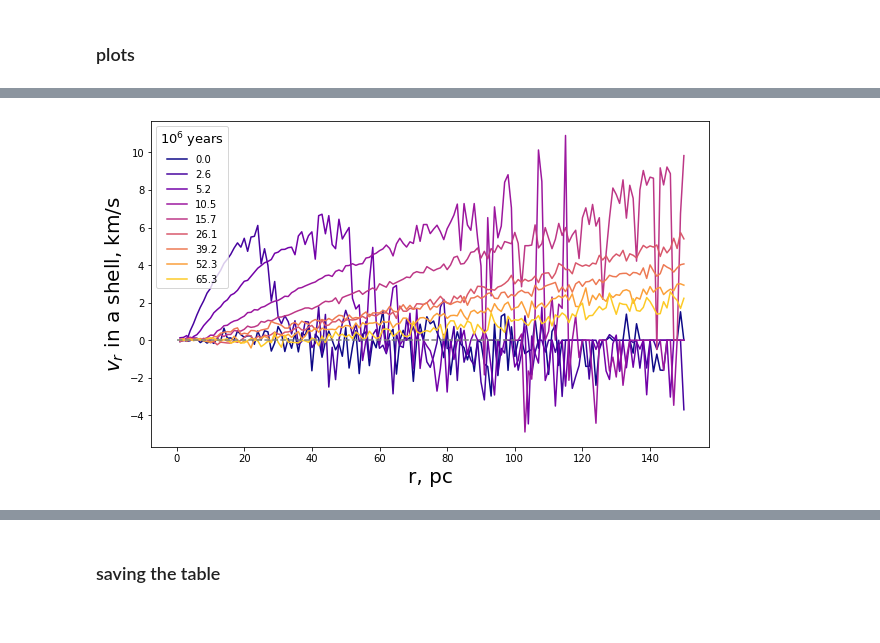
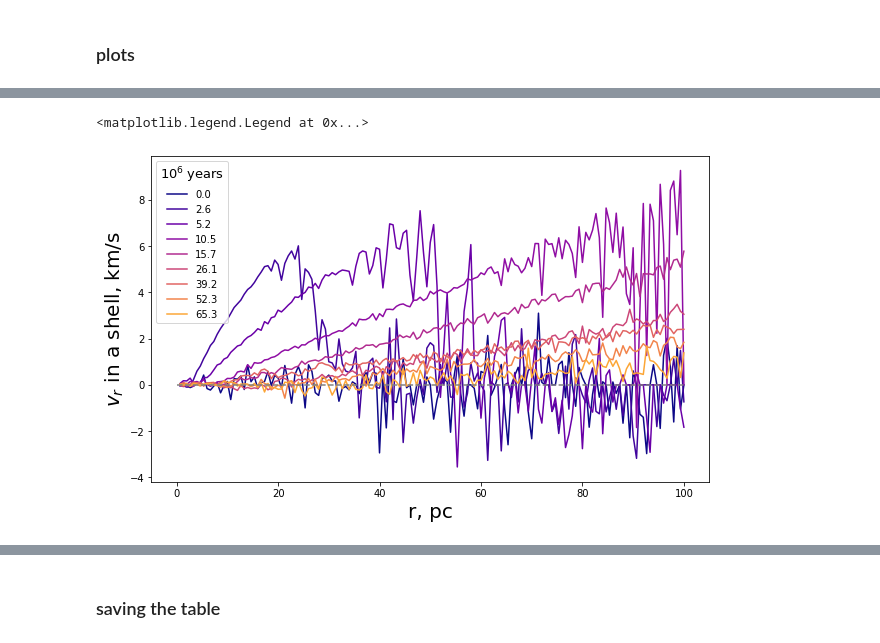
Before and after one commit to olgaborodina/N-body_simulations_analysis, a Jupyter notebook: kinematics_analysis.ipynb, the cells around one changed output, grey strips where cells are left out. Drawn from its saved outputs; the diff is of its cells as text; code cells hidden in the pictures.

```diff
--- a/kinematics_analysis.ipynb
+++ b/kinematics_analysis.ipynb
@@ -41,9 +55,9 @@ def spherical_coords(cluster_obs, density_cs, file):
 R_norm = 1.2262963200 #pc
 V_norm = 4.587330615 #km/s
 M_norm = 6.0e3 #Msun
-OUTPUT_DIR = Path('./gamma=1.0/run-1.0-0.07-11/')
+OUTPUT_DIR = Path('./../gamma=1.0/run-1.0-0.07-11/')
 
-R_max = 150 #pc
+R_max = 100 #pc
 # %%
 files = ['000000.dat',
          '000010.dat',
@@ -58,8 +72,9 @@ files = ['000000.dat',
 names = np.array(['M', 'x', 'y', 'z', 'vx', 'vy', 'vz', 'M_ini', 'Z', 'Nan', 'Event',
                   'M_', 'Nan3', 'Nan4', 'Nan5', 'Nan6', 'Nan7', 'Nan8'])
 # %%
-v_in_shells = pd.DataFrame()
+v_in_shells, vx_in_shells = pd.DataFrame(), pd.DataFrame()
 v_in_shells['r'] = np.linspace(0, R_max, 151)[1:]
+vx_in_shells['r'] = np.linspace(0, R_max, 151)[1:]
 # %% [markdown]
 ### main loop
 # %%
@@ -85,5 +100,28 @@ for file in files:
         r_i_1 = r_i
 
     v_in_shells[f'{snapshot}'] = v_in_shell
+# %%
+for file in files:
+    cluster_obs = pd.read_csv(OUTPUT_DIR / file, index_col=0, delimiter='\s+', header=3, names=names)
+    cluster_obs = normalize_cluster(cluster_obs)
+    density_cs = pd.read_csv(OUTPUT_DIR / 'def-dc.dat', delimiter='\s+', index_col=0, header=None)
+    snapshot = int(file.split('.')[0])
+
+    cluster_obs['r'], cluster_obs['vx_'] = cluster_center_coords(cluster_obs, density_cs, snapshot)
+    cluster_center_obs = cluster_obs[cluster_obs['r'] < R_max].copy()
+
+    r_i_1 = 0
+    v_in_shell = []
+
+    for r_i in v_in_shells['r']:
+        dr_stars = cluster_center_obs[(cluster_center_obs['r']<=r_i) & (cluster_center_obs['r']>r_i_1)]
+        N = len(dr_stars)
+        vx_sum = dr_stars['vx_'].sum()
+        if N > 0:
+            v_in_shell.append(vx_sum / N)
+        else: v_in_shell.append(0)
+        r_i_1 = r_i
+
+    vx_in_shells[f'{snapshot}'] = v_in_shell
 # %% [markdown]
 ### plots
@@ -90,15 +133,17 @@ for file in files:
 # %%
-fig, ax = plt.subplots(figsize=(10,6))
-color=iter(cm.plasma(np.linspace(0,1,10)))
+fig, ax = plt.subplots(figsize=(10, 6))
+color=iter(cm.plasma(np.linspace(0, 1, 11)))
 
 for snap in v_in_shells.columns[1:]:
     c=next(color)
     ax.plot(v_in_shells['r'], v_in_shells[f'{snap}'], c=c, label=np.round(density_cs.iloc[int(snap),0], 1))
 ax.plot([0,100], [0,0], ls='--', c='grey')
 
+
 ax.set_xlabel('r, pc', fontsize=20)
 ax.set_ylabel(r'$v_r$ in a shell, km/s', fontsize=20)
 ax.legend(title=r'$10^6$ years', title_fontsize=13, fontsize=10)
-plt.savefig('vr_in_shells_in_time.pdf')
+#plt.savefig('vr_in_shells_in_time.pdf')
 # %% [output]
+<matplotlib.legend.Legend at 0x...>
-[figure, old version]
+[figure, new version]
```
Also changed, not shown: parts of 4 cells of this notebook.
